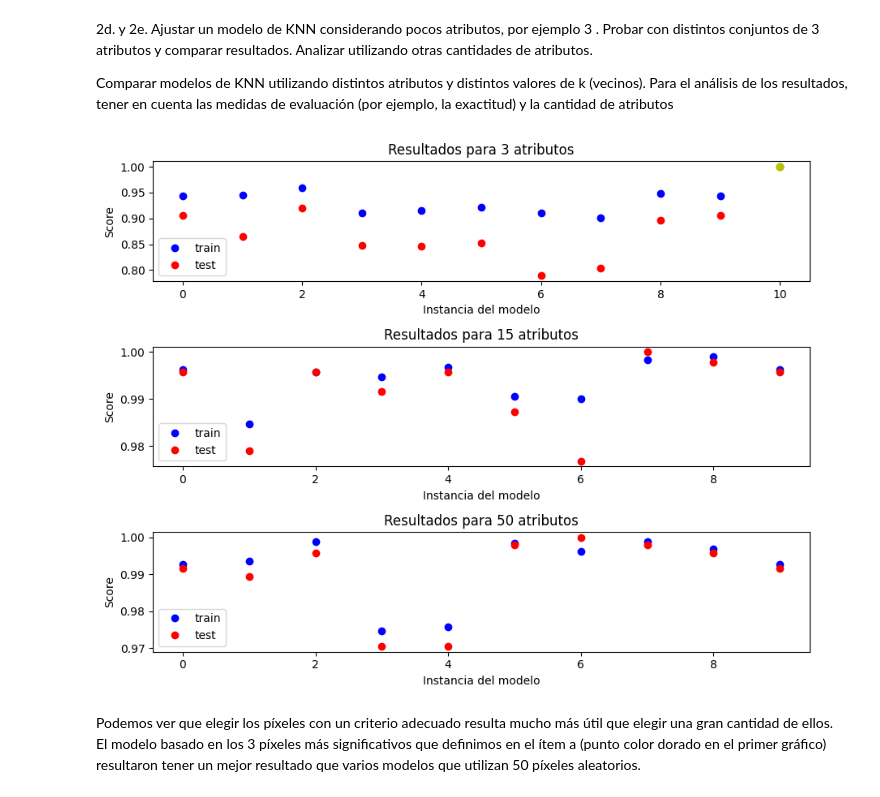
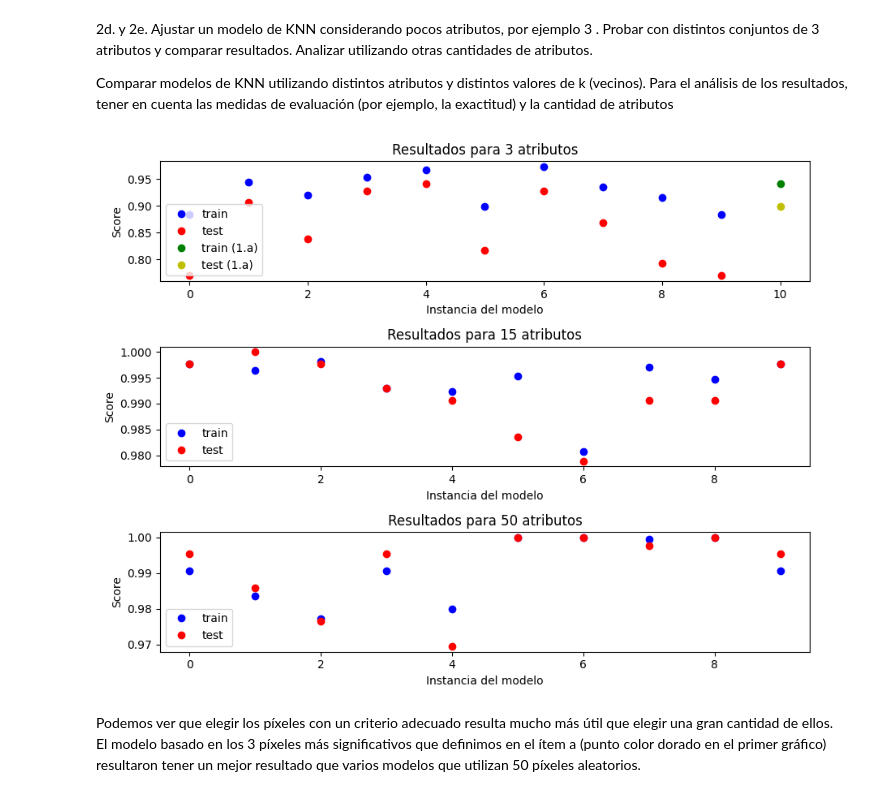
Before and after one commit to lucasGalliCasado/TP2LaboDeDatos, a Jupyter notebook: tp2.ipynb, the cells around one changed output. Drawn from its saved outputs; the diff is of its cells as text; code cells hidden in the pictures.

```diff
--- a/tp2.ipynb
+++ b/tp2.ipynb
@@ -354,12 +354,15 @@ Name: count, dtype: int64
 # %% [markdown]
 2c. Separamos los datos en splits de Training y Test
 # %%
+# Holdout
+LyA_temp, LyA_hold = train_test_split(LyA, test_size=0.1, random_state=457)
+
 #Variables dependientes
-X = LyA.iloc[:,1:]
+X = LyA_temp.iloc[:,1:]
 #Variables a predecir
-y = LyA['label']
+y = LyA_temp['label']
 
-X_train, X_test, y_train, y_test = train_test_split(X, y, test_size=0.2, random_state=42)
+X_train, X_test, y_train, y_test = train_test_split(X, y, test_size=0.2, random_state=457)
 # %% [markdown]
 2d. y 2e. Ajustar un modelo de KNN considerando pocos atributos, por ejemplo
 3 . Probar con distintos conjuntos de 3 atributos y comparar resultados.
@@ -377,7 +380,7 @@ cantidad de atributos
 
 #Tambien, por separado, vamos a tomar los pixeles mas significativos segun el criterio utilizado en 1.a
 
-seed = 457
+random.seed(457)
 
 modeloLyA = KNeighborsClassifier(n_neighbors = 3)
 
@@ -388,6 +391,7 @@ cantAtributos = [3,15,50]
 #Vamos a guardar los score de los modelos aleatorios para luego comparar
 resultados_test  = np.zeros(( len(cantAtributos), Nrep ))
 resultados_train = np.zeros((len(cantAtributos), Nrep ))
+resultados_holdout = np.zeros((len(cantAtributos), Nrep ))
 # Las filas corresponden a una cantidad de atributos(preservando el oroden del vector cantAtributos) y las columnas corresponden
 # una intancia de un modelo con atributos randomizados
 
@@ -397,7 +401,7 @@ atributosXmodelo = [[] for _ in range(len(cantAtributos))]
 for n in range(len(cantAtributos)):
     for i in range(Nrep):
         pixeles = random.sample(range(0, 783), cantAtributos[n])
-        atributosXmodelo[n].append(pixeles)
+        atributosXmodelo.append(pixeles)
         X_trainRand = X_train.iloc[:, pixeles]
         X_testRand =  X_test.iloc[:, pixeles]
         neighRand = KNeighborsClassifier(n_neighbors = cantAtributos[n])
@@ -406,24 +410,18 @@ for n in range(len(cantAtributos)):
         # Evaluamos el modelo con datos de train y luego de test
         resultados_train[n,i] = neighRand.score(X_trainRand, y_train)
         resultados_test[n,i]  = neighRand.score(X_testRand , y_test )
-
-
-#Hacer un grafico por cada uno de los elementos de cantidad de atributos. Que cada uno tenga superpuesto las 3
-# instancias de un modelo con esa cantidad de atributos
-#Para el grafico de 3 atributos hacer una linea adicional que represente el modelo con los pixeles que dijimos en el 1.a.
-# el modelo lo voy a hacer aca abajo
 # %%
 
 #Hacemos un modelo con los tres pixeles mas significativo segun el citerio empleado en el 1.a
-pixelsSig = [128-1,347-1,505-1]
+pixelsSig = [784-1, 263-1, 505-1]
 X_trainSig = X_train.iloc[:, pixelsSig]
 X_testSig =  X_test.iloc[:, pixelsSig]
 neighSig = KNeighborsClassifier(n_neighbors = 3)
 # Entrenamos el modelo (con datos de train)
-neighSig.fit(X_trainRand, y_train)
+neighSig.fit(X_trainSig, y_train)
 # Evaluamos el modelo con datos de train y luego de test
-resultadosSigTrain = neighSig.score(X_trainRand, y_train)
-resultadosSigTest  = neighSig.score(X_testRand , y_test )
+resultadosSigTrain = neighSig.score(X_trainSig, y_train)
+resultadosSigTest  = neighSig.score(X_testSig , y_test)
 # %%
 # creamos una figura y ejes para cada cantidad de atributos
 fig, axs = plt.subplots(len(cantAtributos), 1, figsize=(9, 7))
@@ -444,34 +442,40 @@ for idx, n in enumerate(cantAtributos):
             # configuramos etiquetas y título para el subplot actual
             axs[idx].set_xlabel('Instancia del modelo')
             axs[idx].set_ylabel('Score')
             axs[idx].set_title(f'Resultados para {n} atributos')
             axs[idx].legend()
 
         # ploteamos la parte del ejercicio 1.a
         axs[idx].plot(Nrep, resultadosSigTrain, 'go', label='train (1.a)')
         axs[idx].plot(Nrep, resultadosSigTest, 'yo', label='test (1.a)')
-\
+        # configuramos etiquetas y título para el subplot actual
+        axs[idx].set_xlabel('Instancia del modelo')
+        axs[idx].set_ylabel('Score')
+        axs[idx].set_title(f'Resultados para {n} atributos')
+        axs[idx].legend()
+
+
     else:
         # ploteamos los resultados de entrenamiento y prueba para cada instancia
         axs[idx].plot(0, resultados_train[idx, i], 'bo', label='train')
         axs[idx].plot(0, resultados_test[idx, i], 'ro', label='test')
         for i in range(1,Nrep):
             # ploteamos los resultados de entrenamiento y prueba para cada instancia
             axs[idx].plot(i, resultados_train[idx, i], 'bo')
             axs[idx].plot(i, resultados_test[idx, i], 'ro')
 
             # configuramos etiquetas y título para el subplot actual
             axs[idx].set_xlabel('Instancia del modelo')
             axs[idx].set_ylabel('Score')
             axs[idx].set_title(f'Resultados para {n} atributos')
             axs[idx].legend()
 
 # ajusto el espacio entre subplots
 plt.tight_layout()
 
 # gráfico
 plt.show()
 # %% [output]
-[figure, old version]
+[figure, new version]
 # %% [markdown]
 Podemos ver que elegir los píxeles con un criterio adecuado resulta mucho más útil que elegir una gran cantidad de ellos. El modelo basado en los 3 píxeles más significativos que definimos en el ítem a (punto color dorado en el primer gráfico) resultaron tener un mejor resultado que varios modelos que utilizan 50 píxeles aleatorios.
```
Also changed, not shown: parts of 9 cells of this notebook, 2 other files.
